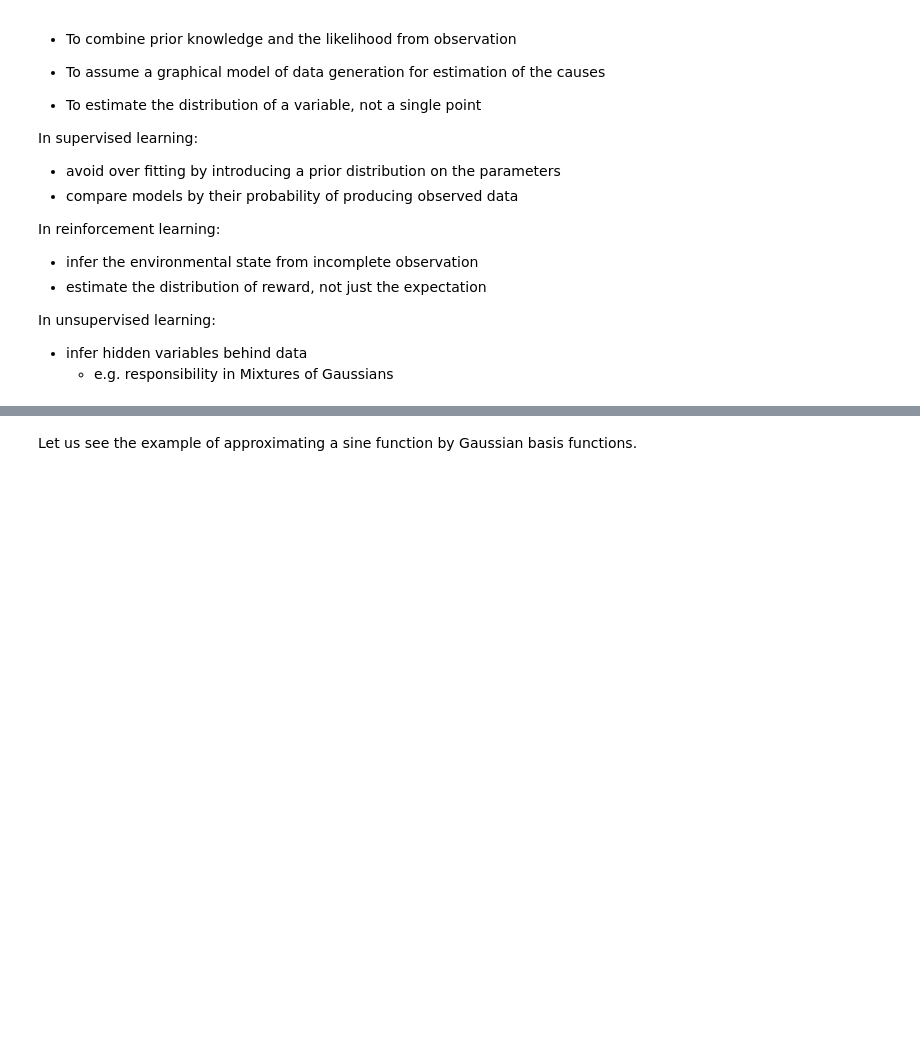
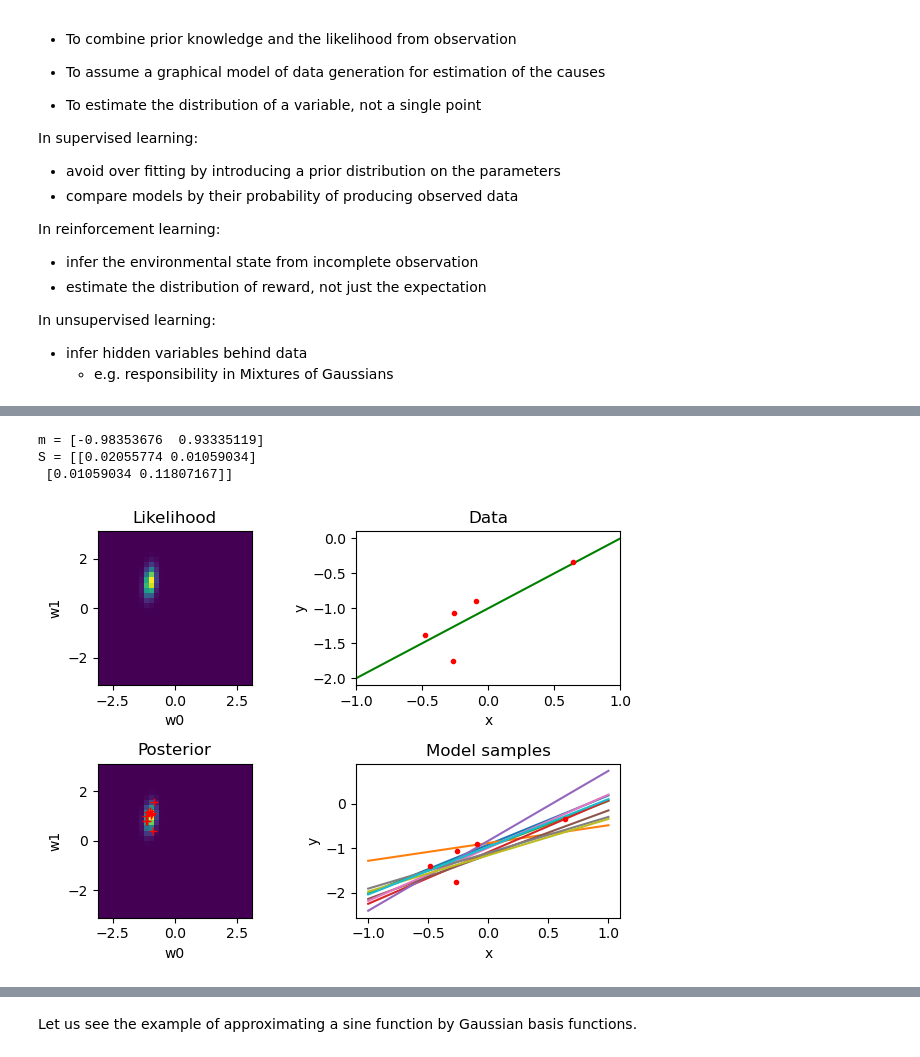
Before and after one commit to bachnguyenTE/BrainComputation, a Jupyter notebook: Bayesian.ipynb, the cells around one changed output, grey strips where cells are left out. Saved outputs shown, nothing was run; the diff lists cells and outputs as text; code cells hidden in the pictures; blank space fills up the shorter version.

```diff
--- a/Bayesian.ipynb
+++ b/Bayesian.ipynb
@@ -282,6 +307,6 @@ plt.title("Model samples"); plt.xlabel("x"); plt.ylabel("y");
 # %%
 # after observation of data
-N = 1
+N = 5
 wt = np.array([-1, 1])  # 'true' weights
 # sample data
 X = np.random.uniform(xrange[0], xrange[1], size=N)
@@ -295,33 +320,39 @@ plt.title("Data"); plt.xlabel("x"); plt.ylabel("y");
 # likelihood
 like = 1
 for n in range(N):
     like = like*gauss(t[n] - (W0+W1*X[n,1]), sigma=beta**(-0.5))
 plt.subplot(2,2,1)   # top left
 plt.pcolormesh(W, W, like)
 plt.axis('square')
 plt.title("Likelihood"); plt.xlabel("w0"); plt.ylabel("w1");
 # new posterior
 plt.subplot(2,2,3)
 post = pw*like
 plt.pcolormesh(W, W, post)
 plt.axis('square')
 plt.title("Posterior"); plt.xlabel("w0"); plt.ylabel("w1");
 S = np.linalg.inv(alpha*np.eye(2) + beta*X.T@X)
 m = beta*S@X.T@t
 print('m =', m)
 print('S =', S)
 # sample weights
 wpost = np.random.multivariate_normal(m, S, K)
 plt.plot(wpost[:,0], wpost[:,1], "r+")
 # plot model samples
 xrange = np.array([-1., 1.])   # range of input x
 plt.subplot(2,2,4)
 for k in range(K):
     #wpri[1,k]*X
     plt.plot(xrange, wpost[k,0]+wpost[k,1]*xrange)
 plt.plot(X[:,1], t, "r.")  # training data
 plt.title("Model samples"); plt.xlabel("x"); plt.ylabel("y");
 plt.tight_layout()  # adjust subplot margins
+plt.show()
+# %% [output]
+m = [-0.98353676  0.93335119]
+S = [[0.02055774 0.01059034]
+ [0.01059034 0.11807167]]
+[figure, added]
 # %% [markdown]
 ### Predictive distribution
 In Bayesian regression, the result is not one weight vector, but a distribution in the weight space. Then it is reasonable to consider the distribution of the output considering such uncertainty in the weigts.
```
Also changed, not shown: parts of 14 cells of this notebook, 2 other files.
